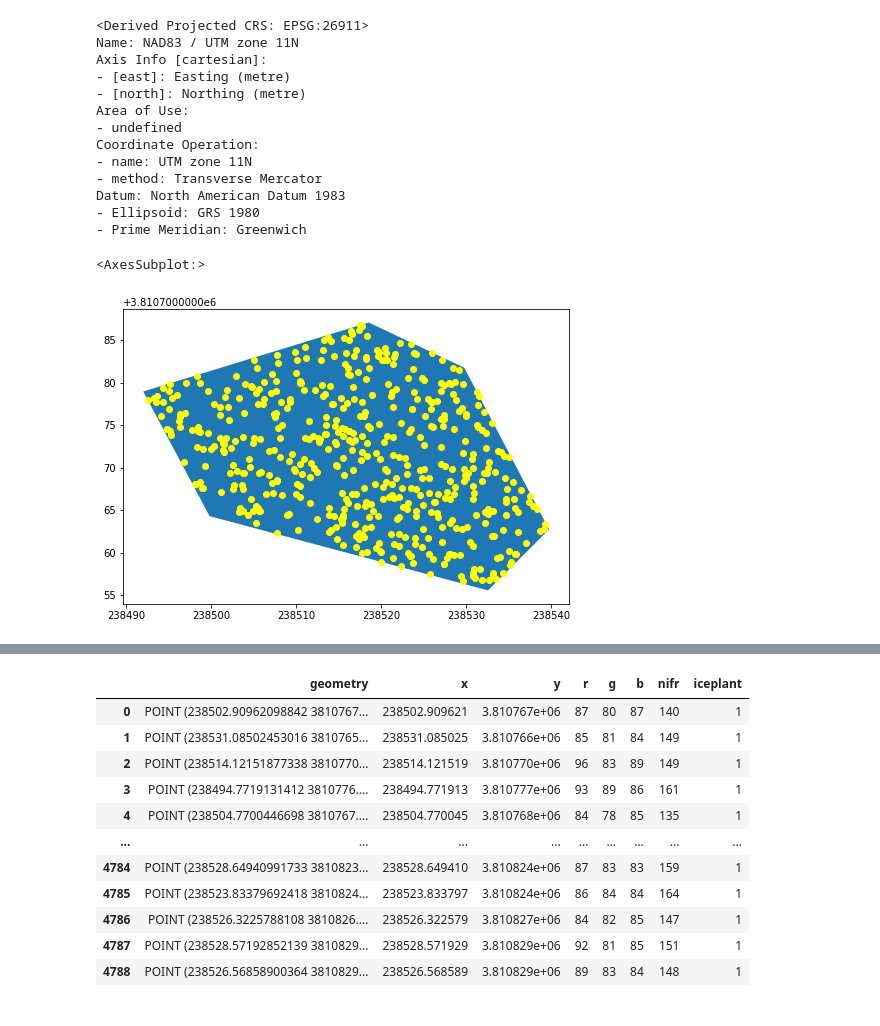
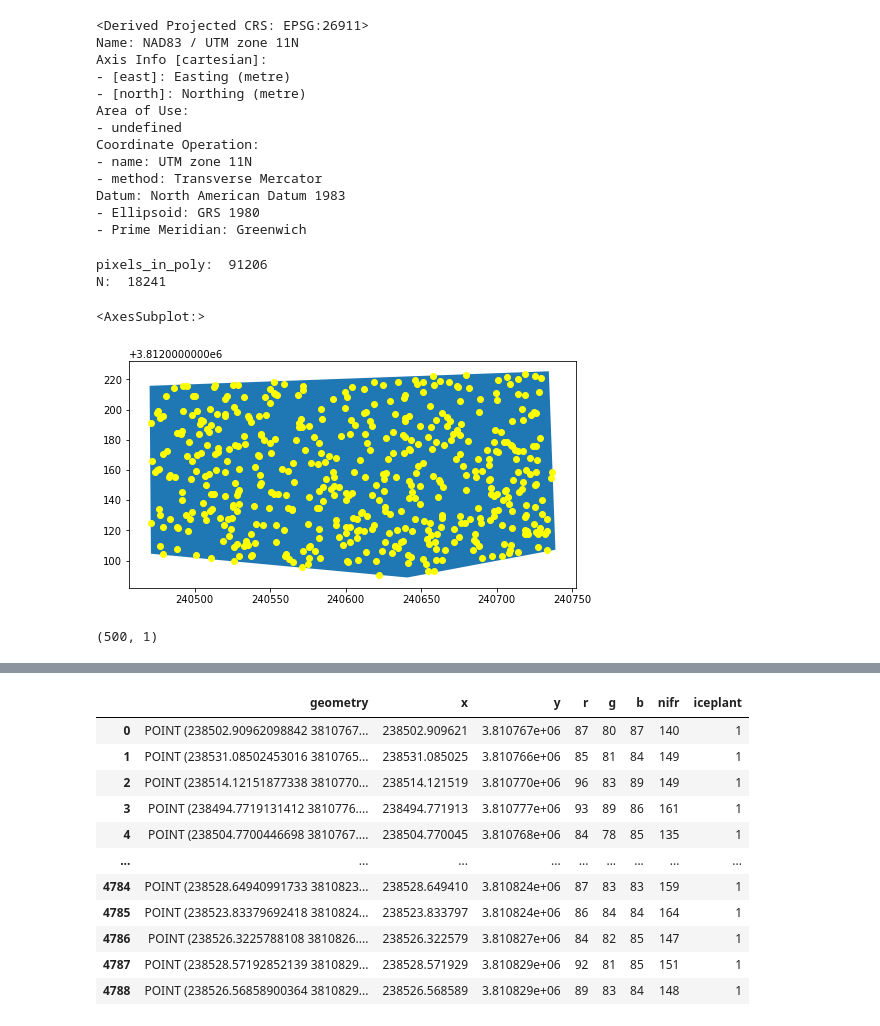
Before and after one commit to NCEAS/msai4earth-esa, a Jupyter notebook: iceplant_detection/TRIALS_data_sampling/TRIALS_extracting_pts_from_polygons.ipynb, the cells around one changed output, grey strips where cells are left out. Cells and saved outputs as stored; diff of their text form; code cells hidden in the pictures.

```diff
--- a/iceplant_detection/TRIALS_data_sampling/TRIALS_extracting_pts_from_polygons.ipynb
+++ b/iceplant_detection/TRIALS_data_sampling/TRIALS_extracting_pts_from_polygons.ipynb
@@ -116,28 +122,35 @@ def random_pts_poly(number, polygon):
             points.append(point)
             i += 1
     return points
-# %%
-proportion = 0.2
-# calculating how many pixels are there in the polygon (approx), by dividing the area of poly by area of a single pixel
-pixels_in_poly = int(biggest.area/(ds.res[0]*ds.res[1]))
-N = pixels_in_poly * proportion
-# BEFORE N=25
-# DEFINE NUMBER OF RANDOM POINTS TO BE SELECTED ON BIGGEST POLYGON
-# the rest of the polygons will have a number of polygons proportional to their area
-
-points = random_pts_poly(N,biggest['geometry'][0])
-geo_points = gpd.GeoDataFrame()
-geo_points['geometry']=points
-geo_points.set_crs(polys.crs,inplace=True)
-# *******************************************************************
-
-fig, ax = plt.subplots()
-fig.set_size_inches((8,8))
-biggest.plot(ax=ax)
-geo_points.plot(ax=ax,color='yellow')
-# %% [output]
-<AxesSubplot:>
-[figure, removed]
+# %%
+proportion = 0.2
+# calculating how many pixels are there in the polygon (approx), by dividing the area of poly by area of a single pixel
+pixels_in_poly = int(biggest.area/(ds.res[0]*ds.res[1]))
+N = int(pixels_in_poly * proportion)
+print('pixels_in_poly: ',pixels_in_poly)
+print('N: ', N)
+# %% [output]
+pixels_in_poly:  91206
+N:  18241
+# %%
+N=500
+points = random_pts_poly(N,biggest.geometry[0])
+geo_points = gpd.GeoDataFrame()
+geo_points['geometry']=points
+geo_points.set_crs(polys.crs,inplace=True)
+# *******************************************************************
+
+fig, ax = plt.subplots()
+fig.set_size_inches((8,8))
+biggest.plot(ax=ax)
+geo_points.plot(ax=ax,color='yellow')
+# %% [output]
+<AxesSubplot:>
+[figure, added]
+# %%
+geo_points.shape
+# %% [output]
+(500, 1)
 # %%
 big_area = biggest['geometry'][0].area
 polys['num_random_pts'] = polys.area.apply(lambda a : int(a/big_area*N))
```
Also changed, not shown: parts of 11 cells of this notebook.
